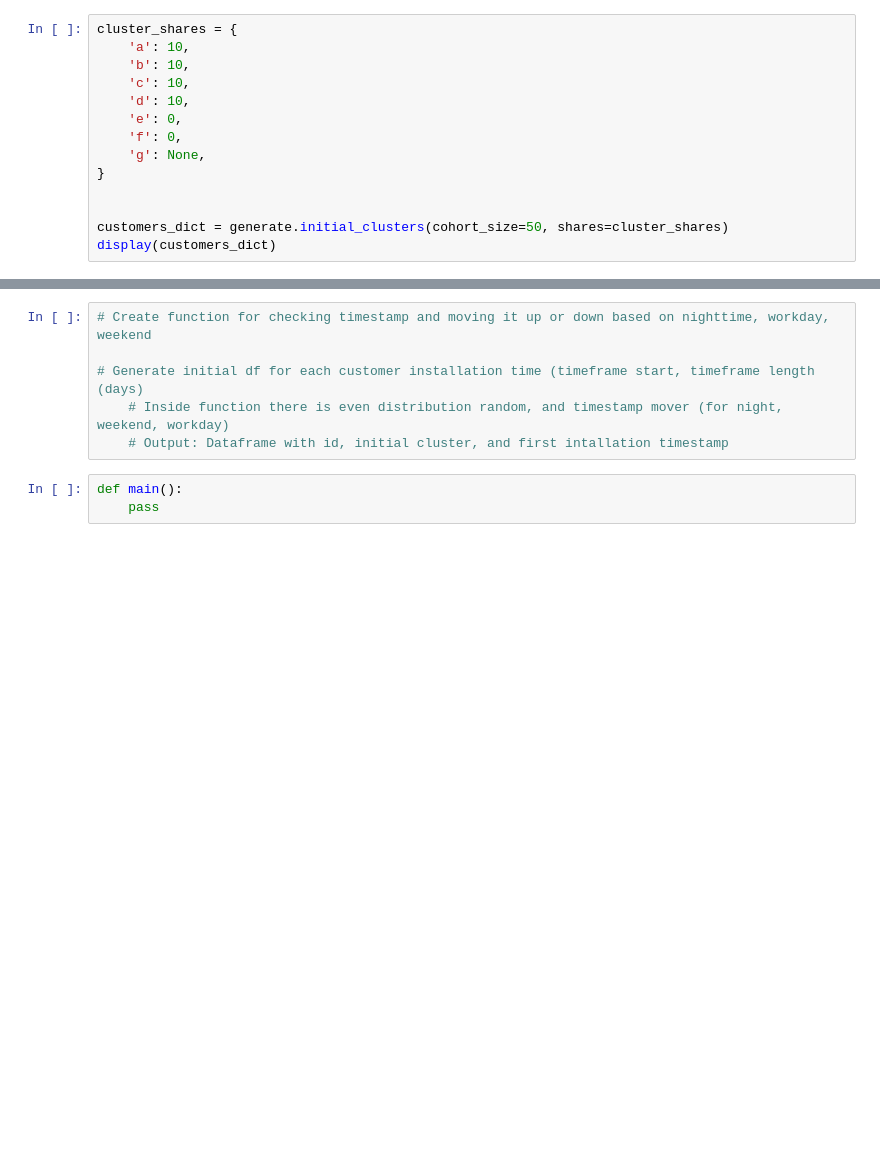
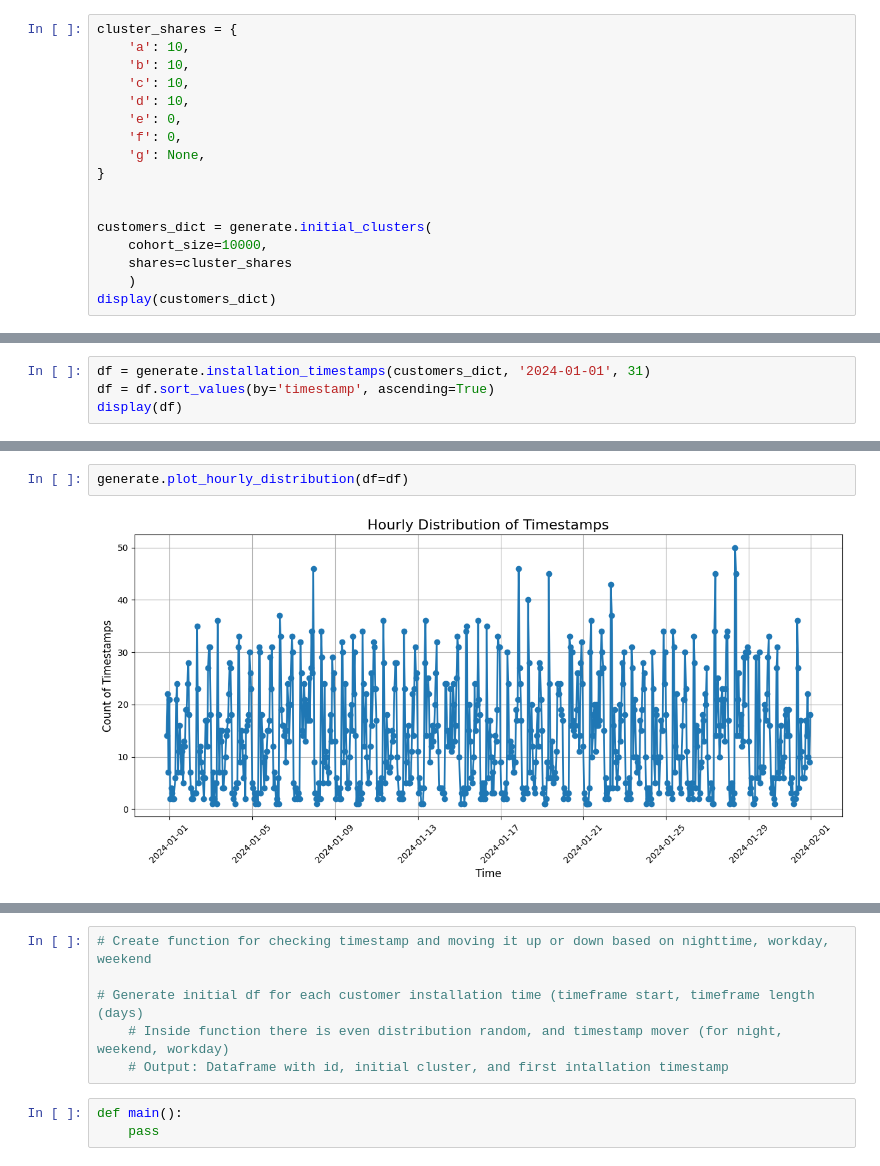
Before and after one commit to pyryjh/Portfolio, a Jupyter notebook: customer_acquisition_analytics/full_workflow.ipynb, the cells around one changed output, grey strips where cells are left out. Cells and saved outputs as stored; diff of their text form; blank space fills up the shorter version.

Commit message:
Initial timestamp generation now works perfectly

```diff
--- a/customer_acquisition_analytics/full_workflow.ipynb
+++ b/customer_acquisition_analytics/full_workflow.ipynb
@@ -28,7 +32,10 @@ cluster_shares = {
 }
 
 
-customers_dict = generate.initial_clusters(cohort_size=50, shares=cluster_shares)
+customers_dict = generate.initial_clusters(
+    cohort_size=10000,
+    shares=cluster_shares
+    )
 display(customers_dict)
 # %% [output]
 {0: 'a',
@@ -50,0 +58,4 @@ display(customers_dict)
+# %%
+df = generate.installation_timestamps(customers_dict, '2024-01-01', 31)
+df = df.sort_values(by='timestamp', ascending=True)
+display(df)
@@ -50,0 +76,4 @@ display(customers_dict)
+# %%
+generate.plot_hourly_distribution(df=df)
+# %% [output]
+[figure, added]
```
Also changed, not shown: parts of 6 cells of this notebook, 1 other file.
